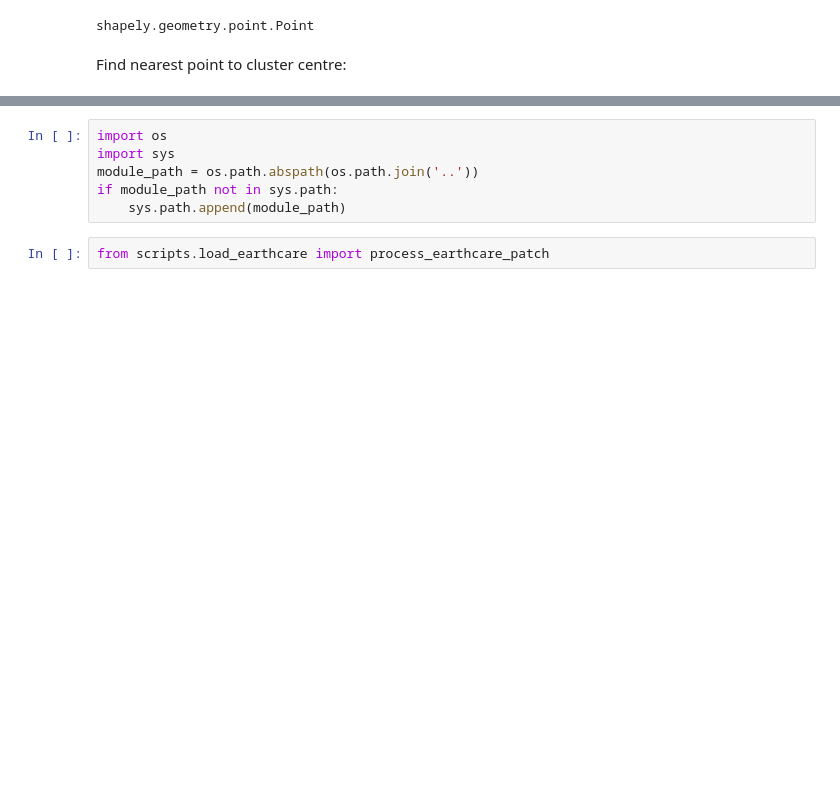
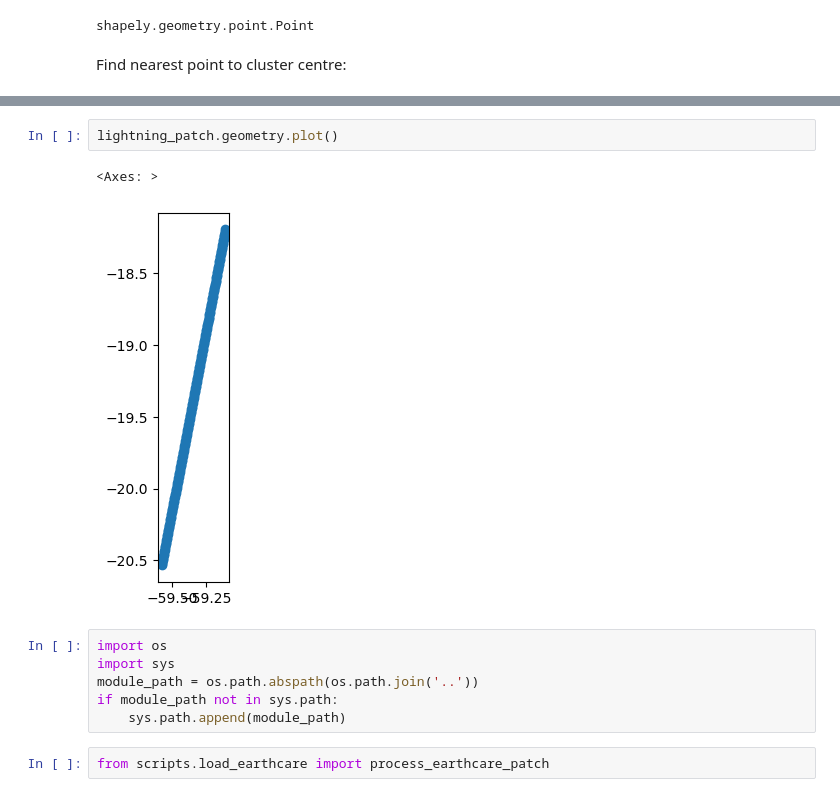
Before and after one commit to w-k-jones/earthcare-maap-hackathon, a Jupyter notebook: p2/notebooks/test_ec_colocate_script.ipynb, the cells around one changed output, grey strips where cells are left out. Drawn from its saved outputs; the diff is of its cells as text; blank space fills up the shorter version.

```diff
--- a/p2/notebooks/test_ec_colocate_script.ipynb
+++ b/p2/notebooks/test_ec_colocate_script.ipynb
@@ -178,3 +170,8 @@ lightning_patch
+# %%
+lightning_patch.geometry.plot()
+# %% [output]
+<Axes: >
+[figure, added]
 # %%
 import os
 import sys
```
Also changed, not shown: parts of 13 cells of this notebook, 2 other files.
